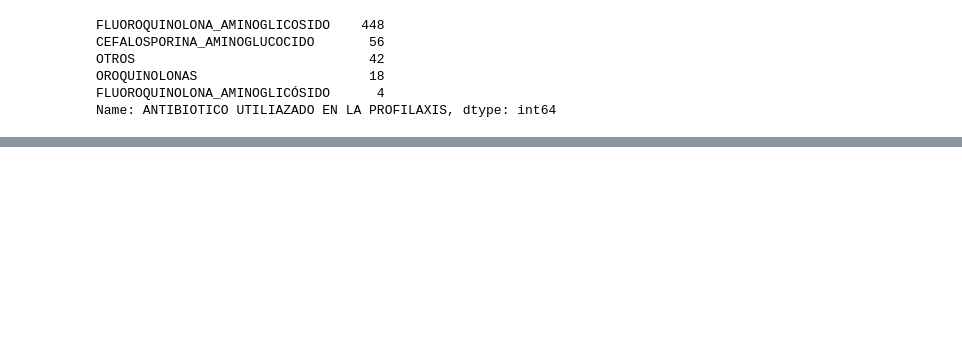
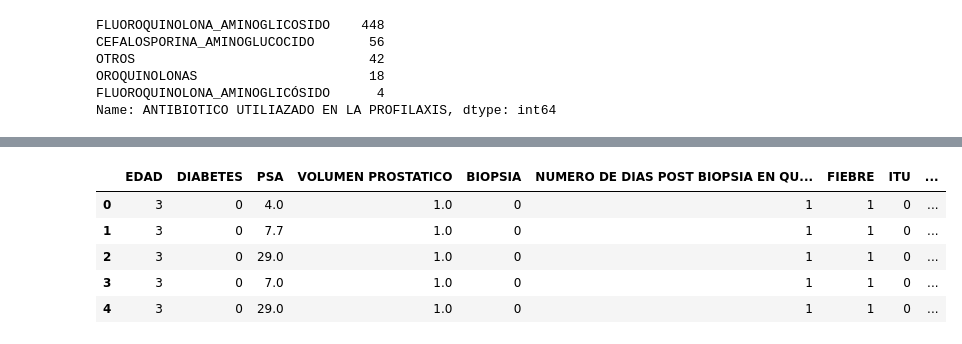
Before and after one commit to ksfajardo/M6, a Jupyter notebook: Proyecto Integrador/Propuesta 1/DesarrolloProyecto.ipynb, the cells around one changed output, grey strips where cells are left out. Saved outputs shown, nothing was run; the diff lists cells and outputs as text; code cells hidden in the pictures; blank space fills up the shorter version.

```diff
--- a/Proyecto Integrador/Propuesta 1/DesarrolloProyecto.ipynb
+++ b/Proyecto Integrador/Propuesta 1/DesarrolloProyecto.ipynb
@@ -32,2 +46,4 @@ array([ 53,  56,  57,  55,  67,  69,  44,  54,  68,  43,  65,  62,  71,
+# %%
+df.loc[df["EDAD"] >=143, "EDAD"] = 64
 # %%
 df.drop(columns=['HOSPITALIZACIÓN ULTIMO MES','BIOPSIAS PREVIAS','NUMERO DE MUESTRAS TOMADAS','CUP','ENF. CRONICA PULMONAR OBSTRUCTIVA','DIAS HOSPITALIZACION MQ','DIAS HOSPITALIZACIÓN UPC'], inplace=True)
@@ -88,6 +68,8 @@ OTROS                              42
 OROQUINOLONAS                      18
 FLUOROQUINOLONA_AMINOGLICÓSIDO      4
 Name: ANTIBIOTICO UTILIAZADO EN LA PROFILAXIS, dtype: int64
+# %%
+df.drop(columns='ANTIBIOTICO UTILIAZADO EN LA PROFILAXIS', inplace=True)
 # %%
 df.loc[df["NUMERO DE DIAS POST BIOPSIA EN QUE SE PRESENTA LA COMPLICACIÓN INFECCIOSA"] !="NO", "NUMERO DE DIAS POST BIOPSIA EN QUE SE PRESENTA LA COMPLICACIÓN INFECCIOSA"] = 1
 # %%
@@ -115,2 +77,2 @@ df.head(30)
 # %%
-df.dropna()
+df.dropna(inplace=True)
@@ -131,2 +79,13 @@ df.dropna()
 # %%
 #para hacer push 1
+# %%
+df.drop(columns='TIPO DE CULTIVO',inplace=True)
+# %%
+df.head()
+# %% [output]
+|  | EDAD | DIABETES | PSA | VOLUMEN PROSTATICO | BIOPSIA | NUMERO DE DIAS POST BIOPSIA EN QU... | FIEBRE | ITU | ... |
+| 0 | 3 | 0 | 4.0 | 1.0 | 0 | 1 | 1 | 0 | ... |
+| 1 | 3 | 0 | 7.7 | 1.0 | 0 | 1 | 1 | 0 | ... |
+| 2 | 3 | 0 | 29.0 | 1.0 | 0 | 1 | 1 | 0 | ... |
+| 3 | 3 | 0 | 7.0 | 1.0 | 0 | 1 | 1 | 0 | ... |
+| 4 | 3 | 0 | 29.0 | 1.0 | 0 | 1 | 1 | 0 | ... |
```
Also changed, not shown: parts of 39 cells of this notebook.
